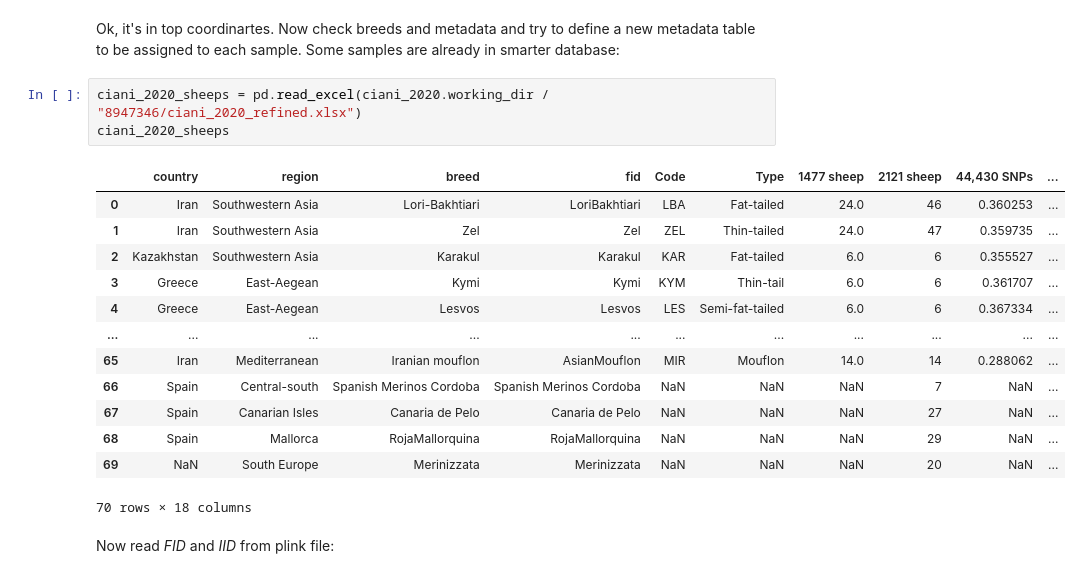
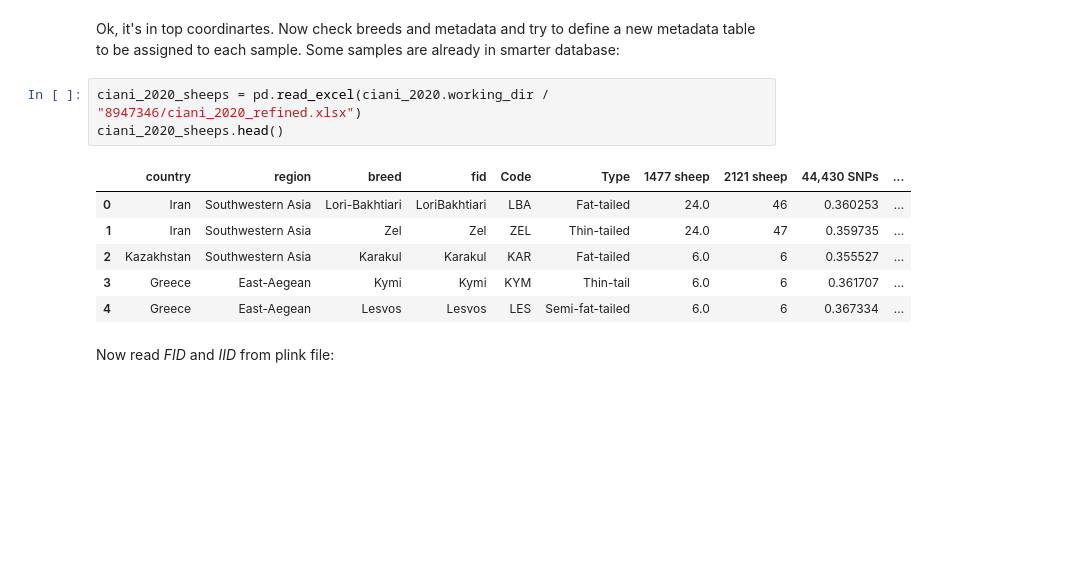
Before and after one commit to cnr-ibba/SMARTER-database, a Jupyter notebook: notebooks/exploratory/0.22.0-bunop-new_sheep_background_data.ipynb, the cells around one changed output. Drawn from its saved outputs; the diff is of its cells as text; blank space fills up the shorter version.

```diff
--- a/notebooks/exploratory/0.22.0-bunop-new_sheep_background_data.ipynb
+++ b/notebooks/exploratory/0.22.0-bunop-new_sheep_background_data.ipynb
@@ -460,21 +467,14 @@ True
 Ok, it's in top coordinartes. Now check breeds and metadata and try to define a new metadata table to be assigned to each sample. Some samples are already in smarter database:
 # %%
 ciani_2020_sheeps = pd.read_excel(ciani_2020.working_dir / "8947346/ciani_2020_refined.xlsx")
-ciani_2020_sheeps
+ciani_2020_sheeps.head()
 # %% [output]
 |  | country | region | breed | fid | Code | Type | 1477 sheep | 2121 sheep | 44,430 SNPs | ... |
 | 0 | Iran | Southwestern Asia | Lori-Bakhtiari | LoriBakhtiari | LBA | Fat-tailed | 24.0 | 46 | 0.360253 | ... |
 | 1 | Iran | Southwestern Asia | Zel | Zel | ZEL | Thin-tailed | 24.0 | 47 | 0.359735 | ... |
 | 2 | Kazakhstan | Southwestern Asia | Karakul | Karakul | KAR | Fat-tailed | 6.0 | 6 | 0.355527 | ... |
 | 3 | Greece | East-Aegean | Kymi | Kymi | KYM | Thin-tail | 6.0 | 6 | 0.361707 | ... |
 | 4 | Greece | East-Aegean | Lesvos | Lesvos | LES | Semi-fat-tailed | 6.0 | 6 | 0.367334 | ... |
-| ... | ... | ... | ... | ... | ... | ... | ... | ... | ... | ... |
-| 65 | Iran | Mediterranean | Iranian mouflon | AsianMouflon | MIR | Mouflon | 14.0 | 14 | 0.288062 | ... |
-| 66 | Spain | Central-south | Spanish Merinos Cordoba | Spanish Merinos Cordoba | NaN | NaN | NaN | 7 | NaN | ... |
-| 67 | Spain | Canarian Isles | Canaria de Pelo | Canaria de Pelo | NaN | NaN | NaN | 27 | NaN | ... |
-| 68 | Spain | Mallorca | RojaMallorquina | RojaMallorquina | NaN | NaN | NaN | 29 | NaN | ... |
-| 69 | NaN | South Europe | Merinizzata | Merinizzata | NaN | NaN | NaN | 20 | NaN | ... |
-70 rows × 18 columns
 # %% [markdown]
 Now read *FID* and *IID* from plink file:
 # %%
```
Also changed, not shown: parts of 29 cells of this notebook, 2 other files.
